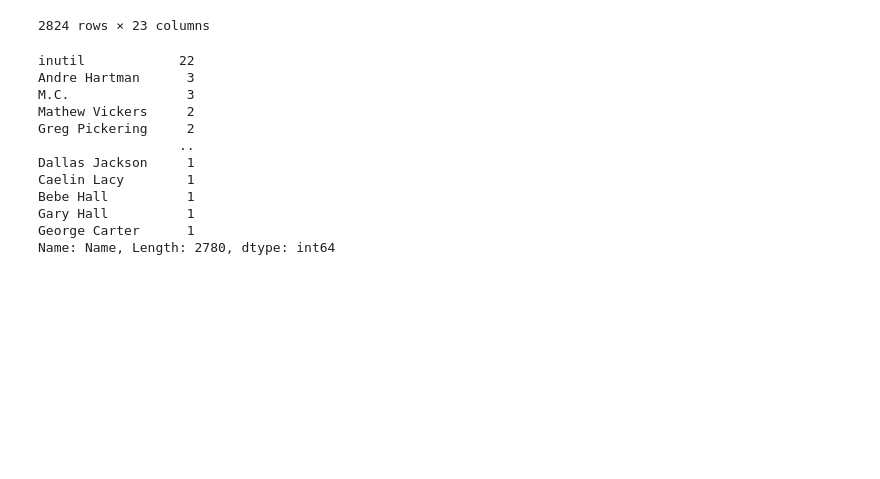
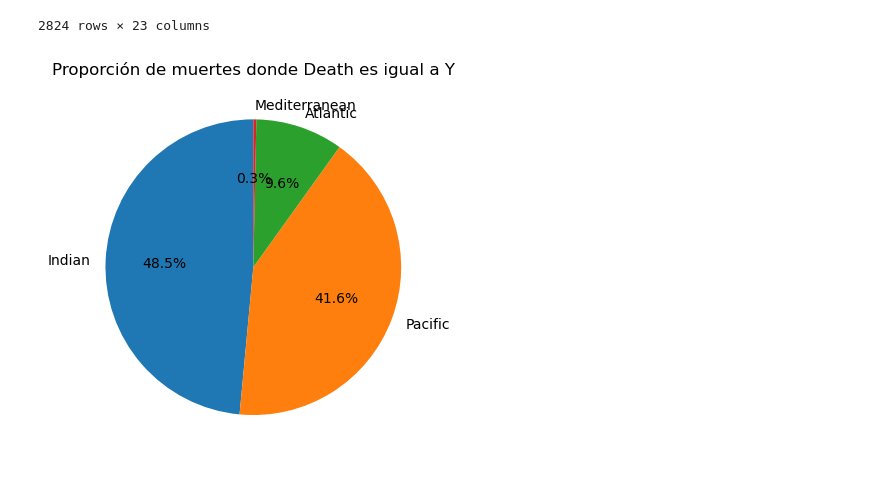
Before and after one commit to Matimengot/Proyecto-Tiburoncin, a Jupyter notebook: src/mi_codigo.ipynb, the cells around one changed output. Saved outputs shown, nothing was run; the diff lists cells and outputs as text; code cells hidden in the pictures; blank space fills up the shorter version.

```diff
--- a/src/mi_codigo.ipynb
+++ b/src/mi_codigo.ipynb
@@ -984,18 +984,26 @@ data_sin_inutil
 | 4485 | 1950.00.00.m | Neil Drake | Masculine | desconocido | 1950 | 1950 | 00 | 00 | AUSTRALIA | Tasmania | ... |
 | 4490 | 1950.00.00.h | George Carter | Masculine | desconocido | 1950 | 1950 | 00 | 00 | USA | Florida | ... |
 2824 rows × 23 columns
-# %%
-data_sin_inutil['Name'].value_counts()
-# %% [output]
-inutil            22
-Andre Hartman      3
-M.C.               3
-Mathew Vickers     2
-Greg Pickering     2
-                  ..
-Dallas Jackson     1
-Caelin Lacy        1
-Bebe Hall          1
-Gary Hall          1
-George Carter      1
-Name: Name, Length: 2780, dtype: int64
+# %%
+import pandas as pd
+import matplotlib.pyplot as plt
+
+# Supongamos que tienes un DataFrame llamado data_sin_inutil
+# y quieres un diagrama de pastel para la proporción de 'Death' igual a 'Y' en cada 'Oceano'
+
+# Filtra los datos donde 'Death' es igual a 'Y'
+death_yes = data_sin_inutil[data_sin_inutil['Death'] == 'Y']
+
+# Cuenta la frecuencia de cada 'Oceano' en los casos donde 'Death' es igual a 'Y'
+oceano_counts = death_yes['Oceano'].value_counts()
+
+# Crea un diagrama de pastel
+plt.pie(oceano_counts, labels=oceano_counts.index, autopct='%1.1f%%', startangle=90)
+
+# Título del diagrama de pastel
+plt.title('Proporción de muertes donde Death es igual a Y')
+
+# Mostrar el diagrama de pastel
+plt.show()
+# %% [output]
+[figure, added]
```
Also changed, not shown: parts of 1 cell of this notebook, 1 other file.
